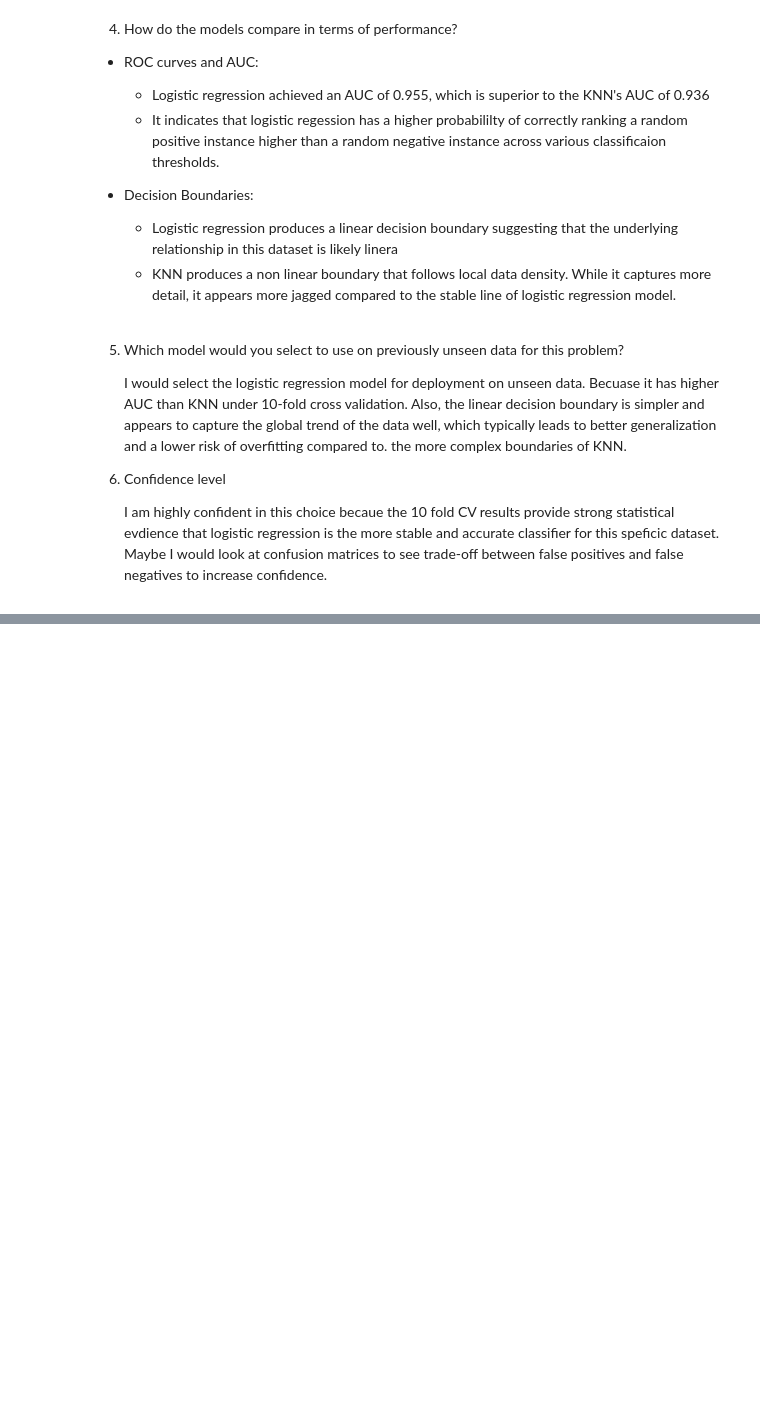
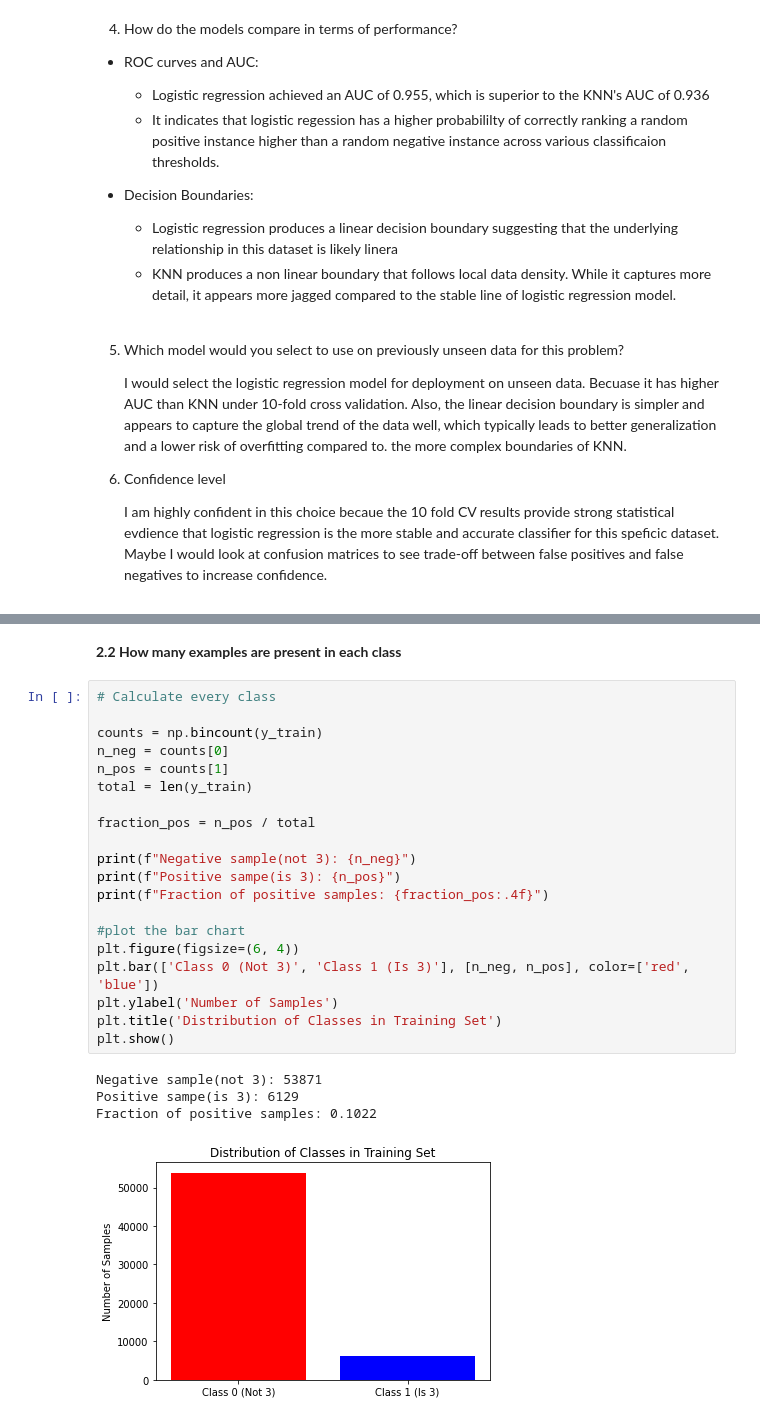
Before and after one commit to edwall201/Machine-Learning-26-Spring, a Jupyter notebook: assign3/assign3.ipynb, the cells around one changed output, grey strips where cells are left out. Cells and saved outputs as stored; diff of their text form; blank space fills up the shorter version.

```diff
--- a/assign3/assign3.ipynb
+++ b/assign3/assign3.ipynb
@@ -409,0 +468,27 @@ plt.show()
+# %% [markdown]
+**2.2 How many examples are present in each class**
+# %%
+# Calculate every class
+
+counts = np.bincount(y_train)
+n_neg = counts[0]
+n_pos = counts[1]
+total = len(y_train)
+
+fraction_pos = n_pos / total
+
+print(f"Negative sample(not 3): {n_neg}")
+print(f"Positive sampe(is 3): {n_pos}")
+print(f"Fraction of positive samples: {fraction_pos:.4f}")
+
+#plot the bar chart
+plt.figure(figsize=(6, 4))
+plt.bar(['Class 0 (Not 3)', 'Class 1 (Is 3)'], [n_neg, n_pos], color=['red', 'blue'])
+plt.ylabel('Number of Samples')
+plt.title('Distribution of Classes in Training Set')
+plt.show()
+# %% [output]
+Negative sample(not 3): 53871
+Positive sampe(is 3): 6129
+Fraction of positive samples: 0.1022
+[figure, added]
```
Also changed, not shown: parts of 5 cells of this notebook, 1 other file.
